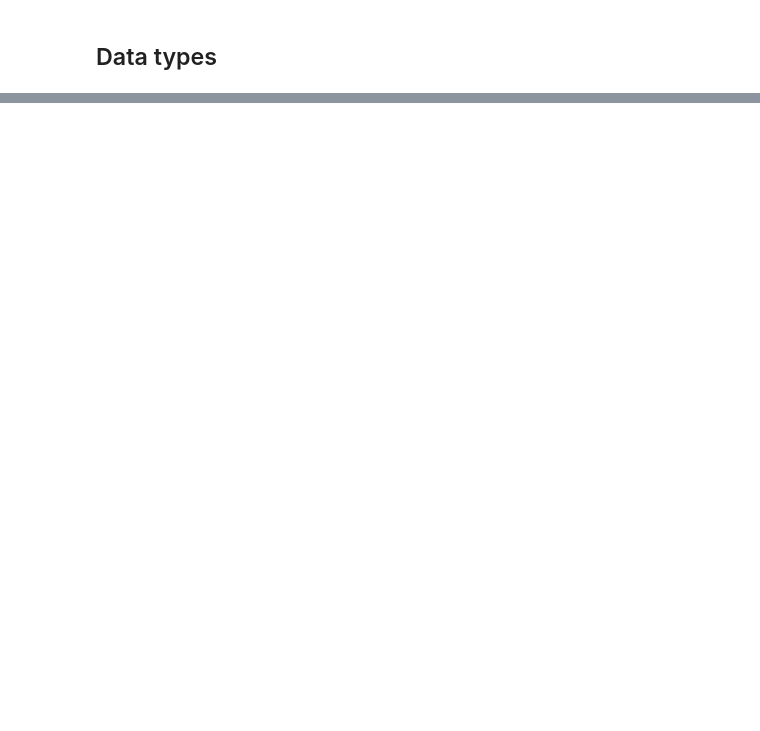
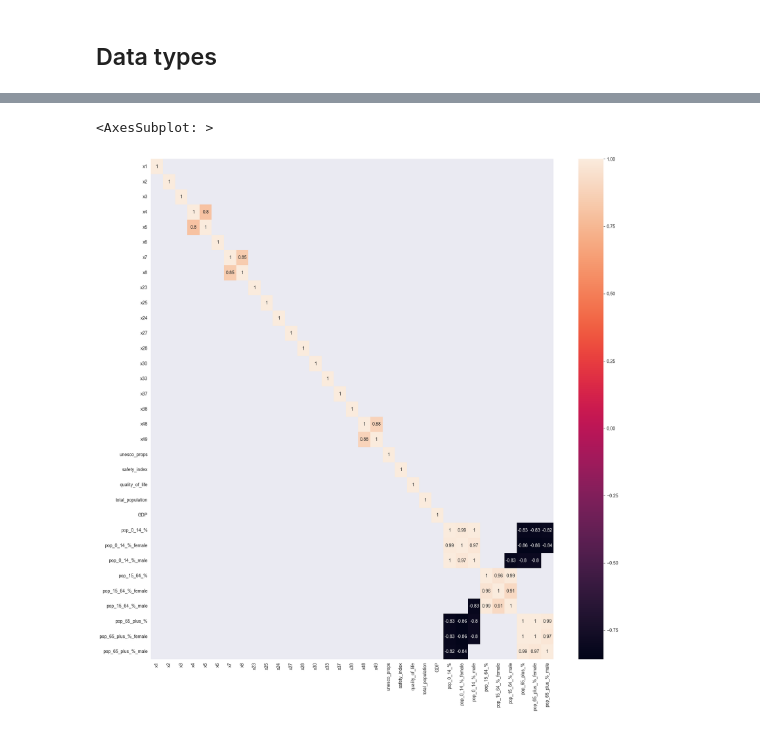
Before and after one commit to Sircarrasco/VAD.PROJETO, a Jupyter notebook: src/tst/dataset_analysis.ipynb, the cells around one changed output, grey strips where cells are left out. Drawn from its saved outputs; the diff is of its cells as text; code cells hidden in the pictures; blank space fills up the shorter version.

```diff
--- a/src/tst/dataset_analysis.ipynb
+++ b/src/tst/dataset_analysis.ipynb
@@ -89,0 +127,8 @@ data.loc[data.total_population == -1, 'total_population'] = np.NaN
+# %%
+plt.figure(figsize=(20,20))
+corr = data.corr(numeric_only=True)
+correlated = corr[corr.abs() > 0.8]
+sns.heatmap(correlated,annot=True)
+# %% [output]
+<AxesSubplot: >
+[figure, added]
```
Also changed, not shown: parts of 18 cells of this notebook, 1 other file.
